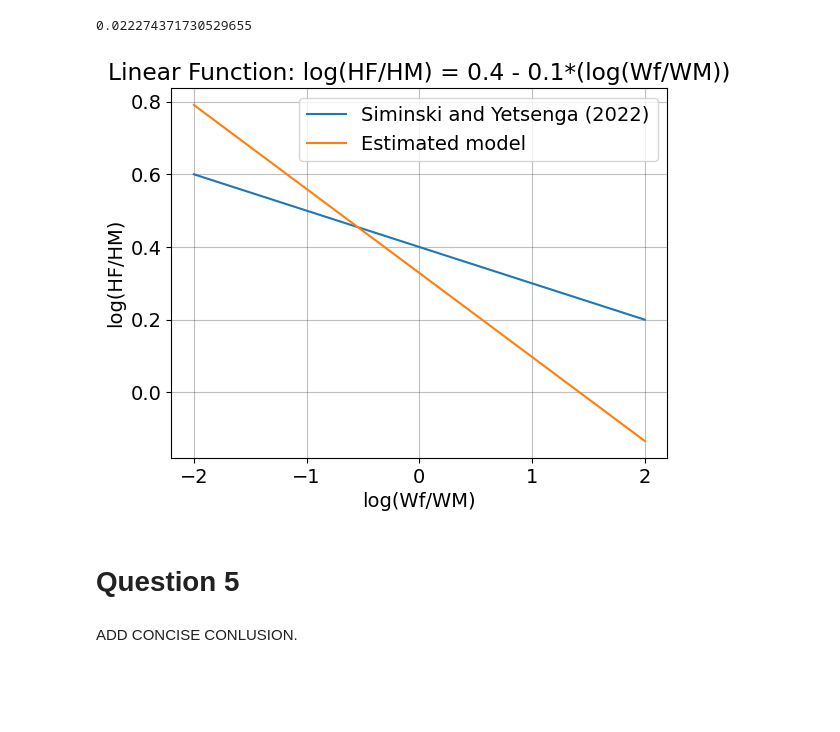
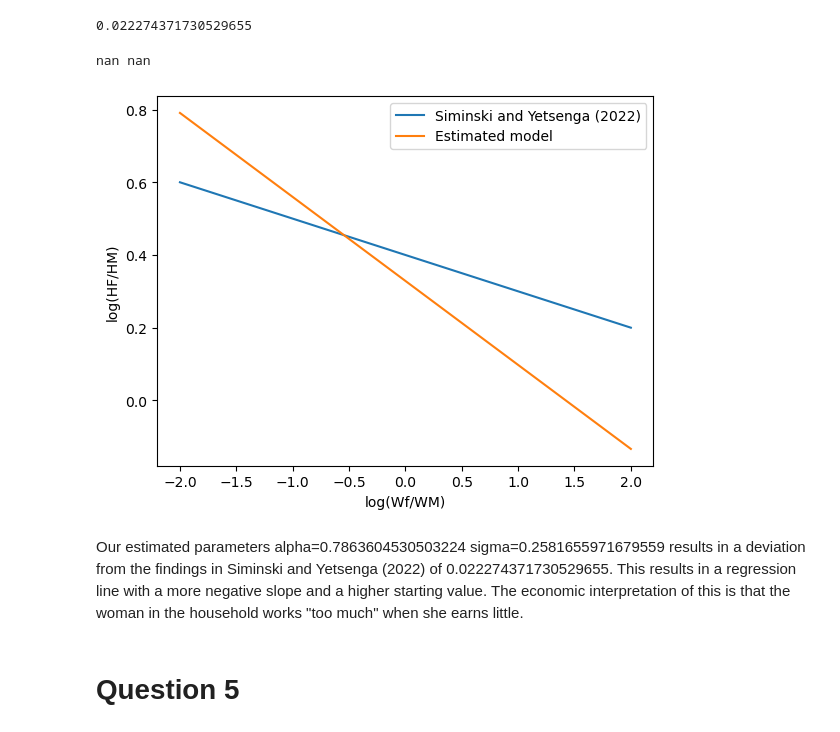
Before and after one commit to NumEconCopenhagen/projects-2023-lise-adam, a Jupyter notebook: inauguralproject/inauguralproject.ipynb, the cells around one changed output. Saved outputs shown, nothing was run; the diff lists cells and outputs as text; code cells hidden in the pictures; blank space fills up the shorter version.

```diff
--- a/inauguralproject/inauguralproject.ipynb
+++ b/inauguralproject/inauguralproject.ipynb
@@ -167,18 +167,21 @@ x1 = np.linspace(-2, 2, 100)
 # Regression from Siminski and Yetsenga (2022)
 log_HFHM = 0.4 - 0.1*x1
 logHFHM_est = model.sol.beta0 +model.sol.beta1*x1
+print(model.sol.beta0,model.sol.beta1)
+# %% [output]
+nan nan
 # %%
 # Plotting the two regression and adding label and legend
 plt.plot(x1, log_HFHM, label='Siminski and Yetsenga (2022)')
 plt.plot(x1, logHFHM_est, label='Estimated model')
 plt.xlabel('log(Wf/WM)')
 plt.ylabel('log(HF/HM)')
-plt.title('Linear Function: log(HF/HM) = 0.4 - 0.1*(log(Wf/WM))')
 plt.legend()
 plt.show()
 # %% [output]
-[figure, old version]
+[figure, new version]
+# %% [markdown]
+Our estimated parameters alpha=0.7863604530503224 sigma=0.2581655971679559 results in a deviation from the findings in Siminski and Yetsenga (2022) of
+0.022274371730529655. This results in a regression line with a more negative slope and a higher starting value. The economic interpretation of this is that the woman in the household works "too much" when she earns little.
 # %% [markdown]
 # Question 5
-# %% [markdown]
-ADD CONCISE CONLUSION.
```
Also changed, not shown: parts of 6 cells of this notebook.
